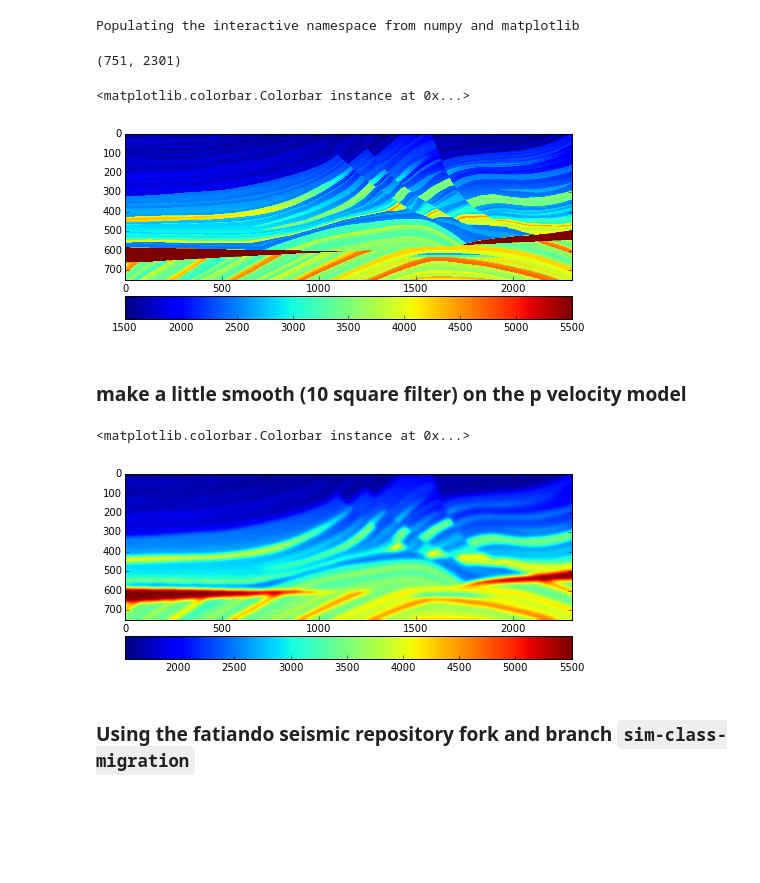
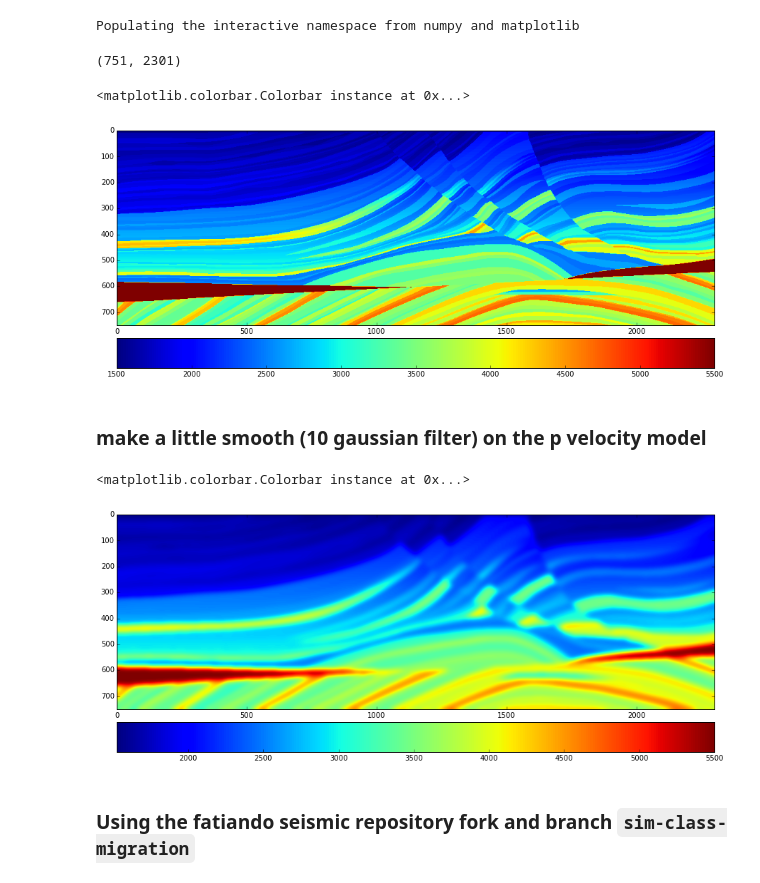
Before and after one commit to eusoubrasileiro/geonumerics, a Jupyter notebook: ipython_notebooks/Fatiando Seismic Scalar.ipynb, the cells around one changed output. Drawn from its saved outputs; the diff is of its cells as text; code cells hidden in the pictures; blank space fills up the shorter version.

```diff
--- a/ipython_notebooks/Fatiando Seismic Scalar.ipynb
+++ b/ipython_notebooks/Fatiando Seismic Scalar.ipynb
@@ -30,31 +34,31 @@ Populating the interactive namespace from numpy and matplotlib
 # %%
 import numpy as np
 # size is ~ 6mb
 marmvel = np.fromfile('marmvel.rsf@', dtype=np.float32)
 marmvel = np.reshape(marmvel, (2301,751))
 marmvel = marmvel.transpose()
 # Make a wave velocity model from data velocity from marmousi
 marmvel = np.round(marmvel*1000) # convert to meters per second and round it
 print(marmvel.shape)
-figure(figsize(8,15))
+figure(figsize(15,8))
 imshow(marmvel)
-colorbar(orientation='horizontal', pad=0.02)
+colorbar(orientation='horizontal', pad=0.04)
 # %% [output]
 (751, 2301)
 <matplotlib.colorbar.Colorbar instance at 0x...>
-[figure, old version]
+[figure, new version]
 # %% [markdown]
-### make a little smooth (10 square filter) on the p velocity model ###
+### make a little smooth (10 gaussian filter) on the p velocity model ###
 # %%
 from scipy import ndimage
 marmsmooth = ndimage.gaussian_filter(marmvel, 10)
-plt.figure(figsize(8,15))
+figure(figsize(15,8))
 imshow(marmsmooth)
 mvel = marmsmooth #awesome index slicing
-colorbar(orientation='horizontal', pad=0.02)
+colorbar(orientation='horizontal', pad=0.04)
 # %% [output]
 <matplotlib.colorbar.Colorbar instance at 0x...>
-[figure, old version]
+[figure, new version]
 # %% [markdown]
 ### Using the fatiando seismic repository fork and branch `sim-class-migration` ###
 # %%
```
Also changed, not shown: parts of 11 cells of this notebook.
